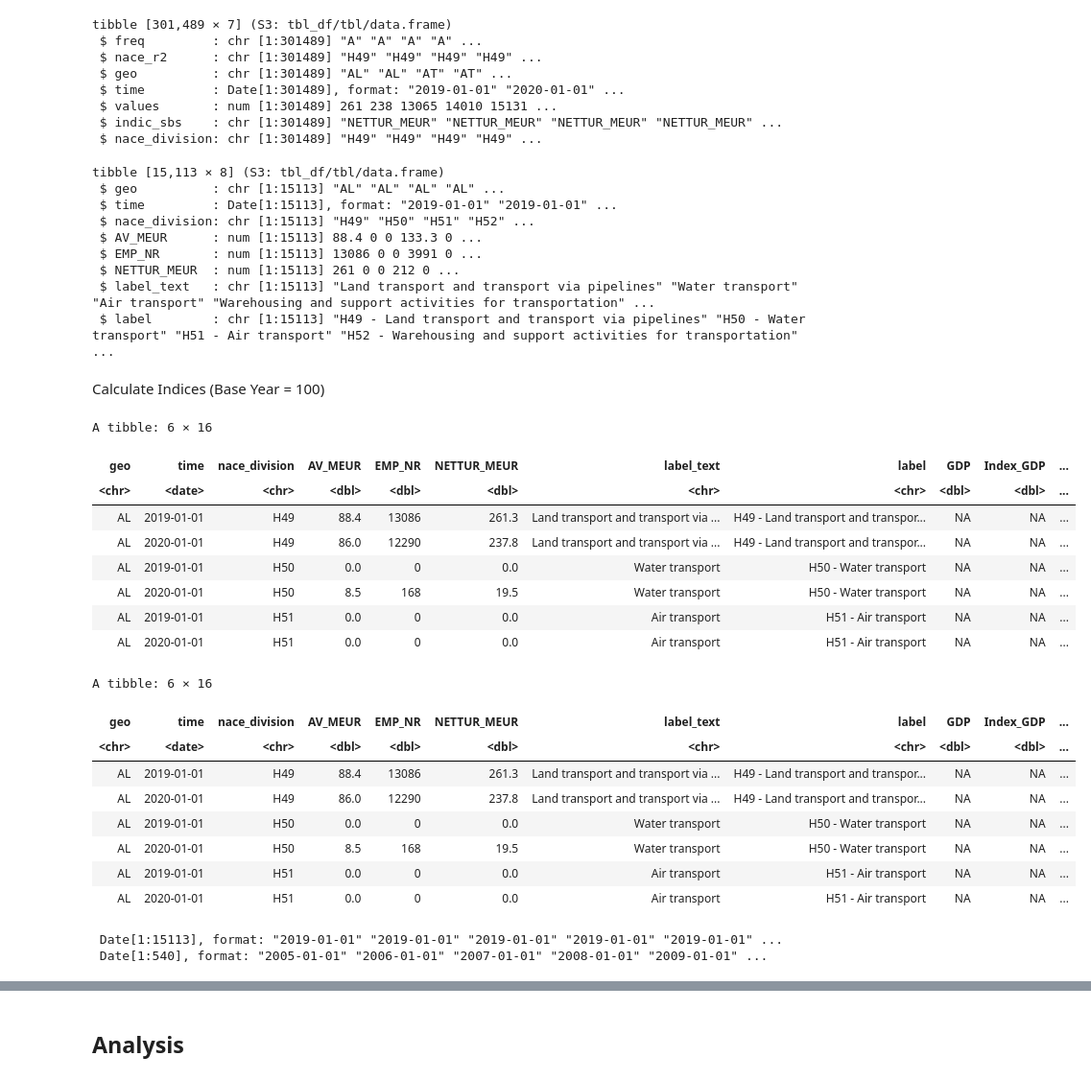
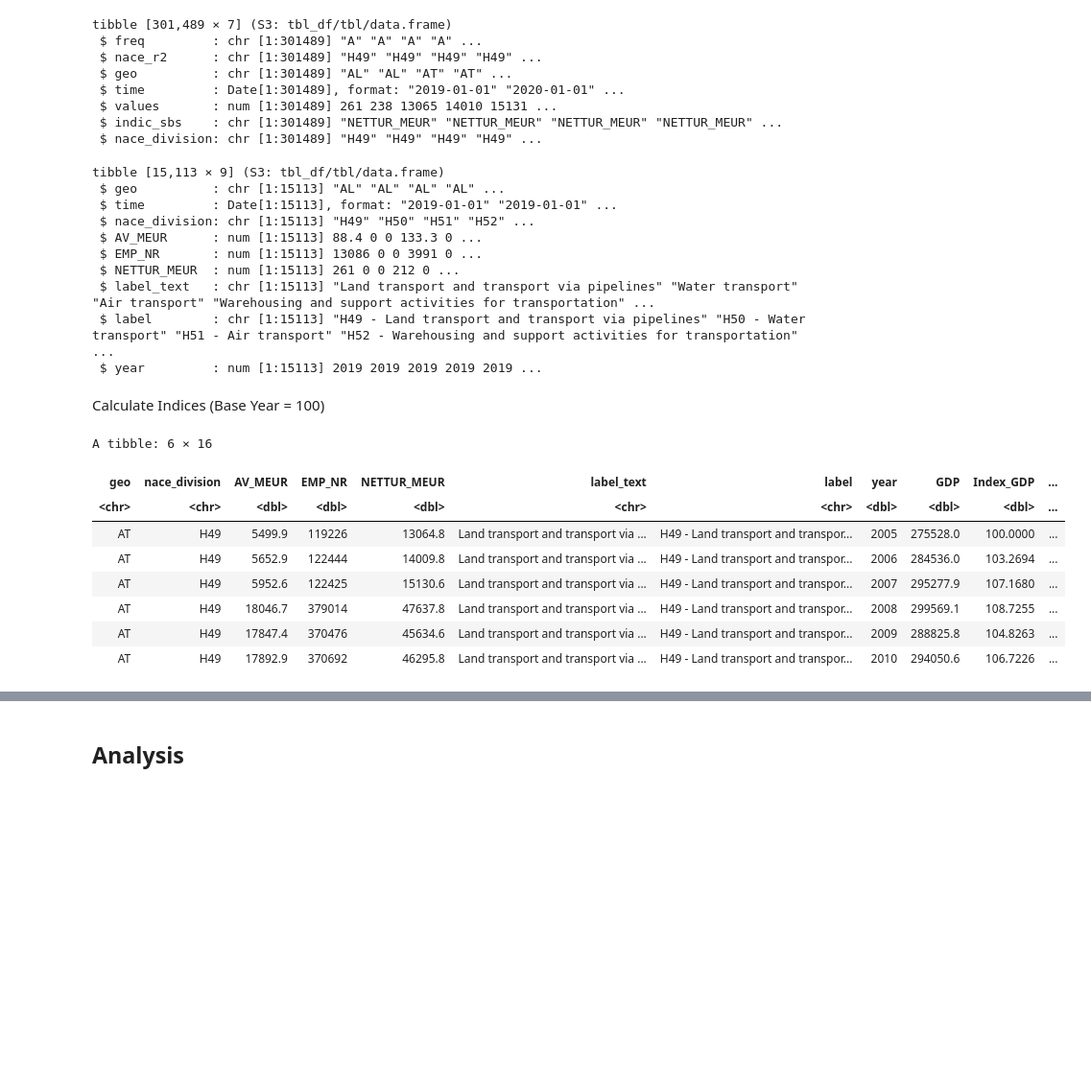
Before and after one commit to urosgodnov/juypterNotebooks, a Jupyter notebook: 2026/Industries.ipynb, the cells around one changed output, grey strips where cells are left out. Shown at 96% size. Saved outputs shown, nothing was run; the diff lists cells and outputs as text; code cells hidden in the pictures; blank space fills up the shorter version.

```diff
--- a/2026/Industries.ipynb
+++ b/2026/Industries.ipynb
@@ -196,7 +189,8 @@ gdp_clean <- gdp_raw %>%
   select(geo, time, values) %>%
   rename(GDP = values) %>%
   mutate(year = year(time)) %>%
-  filter(time >= as.Date(start_date))
+  filter(time >= as.Date(start_date))%>%
+    select(-time)
 
 # Prepare Value Added
 va_clean <- va_raw %>%
@@ -269,8 +263,10 @@ sbs_wide <- sbs_aggregated %>%
   pivot_wider(names_from = indic_sbs, values_from = values) %>%
   left_join(nace_dict, by = "nace_division") %>%
   mutate(
-    label = paste(nace_division, label_text, sep = " - ")
-  )
+    label = paste(nace_division, label_text, sep = " - "),
+    year = year(time)
+  )%>%
+    select(-time)
 # %%
 str(gdp_clean)
 # %% [output]
@@ -308,7 +305,7 @@ tibble [301,489 × 7] (S3: tbl_df/tbl/data.frame)
 # %%
 str(sbs_wide)
 # %% [output]
-tibble [15,113 × 8] (S3: tbl_df/tbl/data.frame)
+tibble [15,113 × 9] (S3: tbl_df/tbl/data.frame)
  $ geo          : chr [1:15113] "AL" "AL" "AL" "AL" ...
  $ time         : Date[1:15113], format: "2019-01-01" "2019-01-01" ...
  $ nace_division: chr [1:15113] "H49" "H50" "H51" "H52" ...
@@ -317,6 +314,7 @@ tibble [15,113 × 8] (S3: tbl_df/tbl/data.frame)
  $ NETTUR_MEUR  : num [1:15113] 261 0 0 212 0 ...
  $ label_text   : chr [1:15113] "Land transport and transport via pipelines" "Water transport" "Air transport" "Warehousing and support activities for transportation" ...
  $ label        : chr [1:15113] "H49 - Land transport and transport via pipelines" "H50 - Water transport" "H51 - Air transport" "H52 - Warehousing and support activities for transportation" ...
+ $ year         : num [1:15113] 2019 2019 2019 2019 2019 ...
 # %% [markdown]
 Calculate Indices (Base Year = 100)
 # %%
@@ -330,61 +328,43 @@ rebase_to_100 <- function(x) {
 # %%
 # CRITICAL: We must group by 'geo' and 'nace_r2' so indices are calculated per country/sector
 df_final <- sbs_wide %>%
-  left_join(gdp_clean, by = c("geo", "time")) %>%
+  inner_join(gdp_clean, by = c("geo", "year")) %>%
   group_by(geo, nace_division) %>%
-  arrange(time, .by_group = TRUE) %>%
+  arrange(year, .by_group = TRUE) %>%
   mutate(
     Index_GDP         = rebase_to_100(GDP),
     Index_Sales       = rebase_to_100(NETTUR_MEUR),
     Index_ValueAdded  = rebase_to_100(AV_MEUR),
     Index_Employment  = rebase_to_100(EMP_NR)
   ) %>%
   ungroup() %>%
   mutate(
     # all rows are now divisions (H49, I55, J62, ...)
     data_level  = "Division",
     level1_code = substr(nace_division, 1, 1),
     macro_sector = case_when(
       level1_code == "A" ~ "Agriculture",
       level1_code %in% c("B", "C", "D", "E") ~ "Industry",
       level1_code == "F" ~ "Construction",
       level1_code %in% c("G", "H", "I") ~ "Trade, Transport, Accom.",
       level1_code == "J" ~ "Info & Comm",
       level1_code == "K" ~ "Finance",
       level1_code == "L" ~ "Real Estate",
       level1_code %in% c("M", "N") ~ "Professional/Sci",
       level1_code %in% c("O", "P", "Q") ~ "Public Admin/Health",
       level1_code %in% c("R", "S", "T", "U") ~ "Arts/Other",
       TRUE ~ "Other"
     )
   )
 
 head(df_final)
-
-
-head(df_final)
 # %% [output]
 A tibble: 6 × 16
-| geo | time | nace_division | AV_MEUR | EMP_NR | NETTUR_MEUR | label_text | label | GDP | Index_GDP | ... |
-| <chr> | <date> | <chr> | <dbl> | <dbl> | <dbl> | <chr> | <chr> | <dbl> | <dbl> | ... |
-| AL | 2019-01-01 | H49 | 88.4 | 13086 | 261.3 | Land transport and transport via ... | H49 - Land transport and transpor... | NA | NA | ... |
-| AL | 2020-01-01 | H49 | 86.0 | 12290 | 237.8 | Land transport and transport via ... | H49 - Land transport and transpor... | NA | NA | ... |
-| AL | 2019-01-01 | H50 | 0.0 | 0 | 0.0 | Water transport | H50 - Water transport | NA | NA | ... |
-| AL | 2020-01-01 | H50 | 8.5 | 168 | 19.5 | Water transport | H50 - Water transport | NA | NA | ... |
-| AL | 2019-01-01 | H51 | 0.0 | 0 | 0.0 | Air transport | H51 - Air transport | NA | NA | ... |
-| AL | 2020-01-01 | H51 | 0.0 | 0 | 0.0 | Air transport | H51 - Air transport | NA | NA | ... |
+| geo | nace_division | AV_MEUR | EMP_NR | NETTUR_MEUR | label_text | label | year | GDP | Index_GDP | ... |
+| <chr> | <chr> | <dbl> | <dbl> | <dbl> | <chr> | <chr> | <dbl> | <dbl> | <dbl> | ... |
+| AT | H49 | 5499.9 | 119226 | 13064.8 | Land transport and transport via ... | H49 - Land transport and transpor... | 2005 | 275528.0 | 100.0000 | ... |
+| AT | H49 | 5652.9 | 122444 | 14009.8 | Land transport and transport via ... | H49 - Land transport and transpor... | 2006 | 284536.0 | 103.2694 | ... |
+| AT | H49 | 5952.6 | 122425 | 15130.6 | Land transport and transport via ... | H49 - Land transport and transpor... | 2007 | 295277.9 | 107.1680 | ... |
+| AT | H49 | 18046.7 | 379014 | 47637.8 | Land transport and transport via ... | H49 - Land transport and transpor... | 2008 | 299569.1 | 108.7255 | ... |
+| AT | H49 | 17847.4 | 370476 | 45634.6 | Land transport and transport via ... | H49 - Land transport and transpor... | 2009 | 288825.8 | 104.8263 | ... |
+| AT | H49 | 17892.9 | 370692 | 46295.8 | Land transport and transport via ... | H49 - Land transport and transpor... | 2010 | 294050.6 | 106.7226 | ... |
-A tibble: 6 × 16
-| geo | time | nace_division | AV_MEUR | EMP_NR | NETTUR_MEUR | label_text | label | GDP | Index_GDP | ... |
-| <chr> | <date> | <chr> | <dbl> | <dbl> | <dbl> | <chr> | <chr> | <dbl> | <dbl> | ... |
-| AL | 2019-01-01 | H49 | 88.4 | 13086 | 261.3 | Land transport and transport via ... | H49 - Land transport and transpor... | NA | NA | ... |
-| AL | 2020-01-01 | H49 | 86.0 | 12290 | 237.8 | Land transport and transport via ... | H49 - Land transport and transpor... | NA | NA | ... |
-| AL | 2019-01-01 | H50 | 0.0 | 0 | 0.0 | Water transport | H50 - Water transport | NA | NA | ... |
-| AL | 2020-01-01 | H50 | 8.5 | 168 | 19.5 | Water transport | H50 - Water transport | NA | NA | ... |
-| AL | 2019-01-01 | H51 | 0.0 | 0 | 0.0 | Air transport | H51 - Air transport | NA | NA | ... |
-| AL | 2020-01-01 | H51 | 0.0 | 0 | 0.0 | Air transport | H51 - Air transport | NA | NA | ... |
-# %%
-str(sbs_wide$time)
-str(gdp_clean$time)
-# %% [output]
- Date[1:15113], format: "2019-01-01" "2019-01-01" "2019-01-01" "2019-01-01" "2019-01-01" ...
- Date[1:540], format: "2005-01-01" "2006-01-01" "2007-01-01" "2008-01-01" "2009-01-01" ...
```
Also changed, not shown: parts of 4 cells of this notebook.
